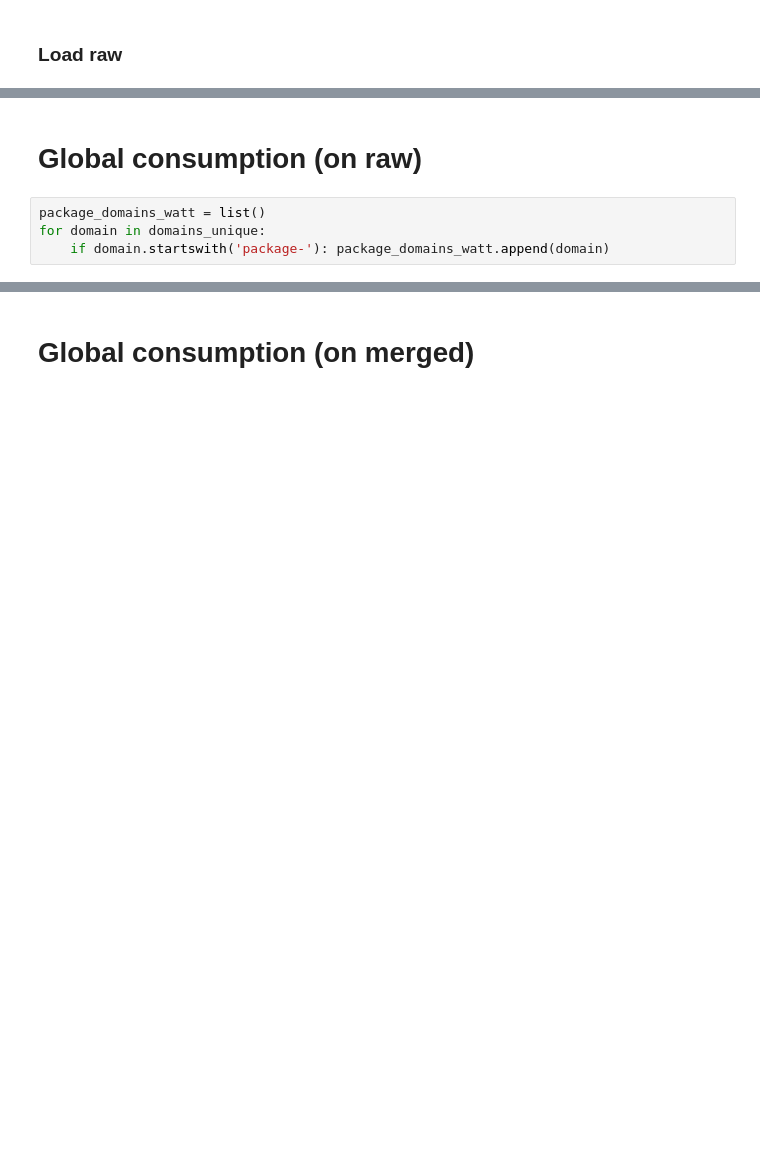
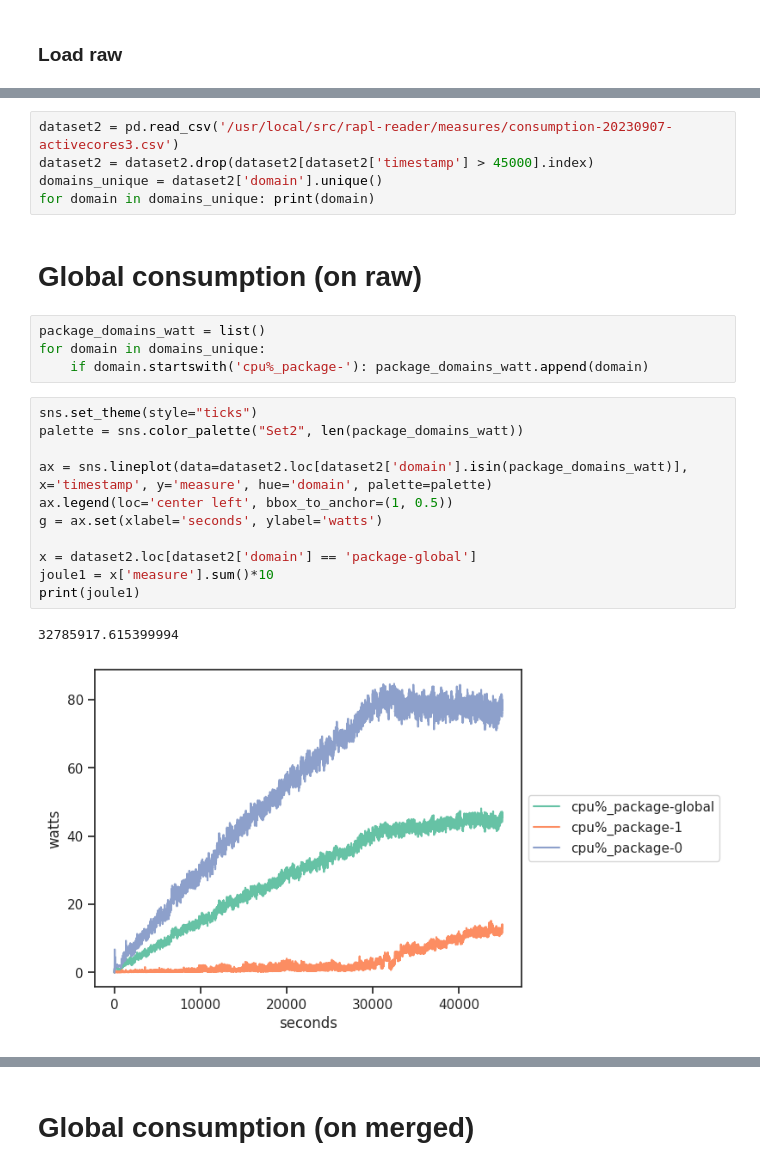
Before and after one commit to jacquetpi/rapl-reader, a Jupyter notebook: investig-consumption.ipynb, the cells around one changed output, grey strips where cells are left out. Cells and saved outputs as stored; diff of their text form; blank space fills up the shorter version.

```diff
--- a/investig-consumption.ipynb
+++ b/investig-consumption.ipynb
@@ -60,9 +68,28 @@ freq_package-0
+# %%
+dataset2 = pd.read_csv('/usr/local/src/rapl-reader/measures/consumption-20230907-activecores3.csv')
+dataset2 = dataset2.drop(dataset2[dataset2['timestamp'] > 45000].index)
+domains_unique = dataset2['domain'].unique()
+for domain in domains_unique: print(domain)
 # %% [markdown]
 # Global consumption (on raw)
 # %%
 package_domains_watt = list()
 for domain in domains_unique:
-    if domain.startswith('package-'): package_domains_watt.append(domain)
+    if domain.startswith('cpu%_package-'): package_domains_watt.append(domain)
+# %%
+sns.set_theme(style="ticks")
+palette = sns.color_palette("Set2", len(package_domains_watt))
+
+ax = sns.lineplot(data=dataset2.loc[dataset2['domain'].isin(package_domains_watt)], x='timestamp', y='measure', hue='domain', palette=palette)
+ax.legend(loc='center left', bbox_to_anchor=(1, 0.5))
+g = ax.set(xlabel='seconds', ylabel='watts')
+
+x = dataset2.loc[dataset2['domain'] == 'package-global']
+joule1 = x['measure'].sum()*10
+print(joule1)
+# %% [output]
+32785917.615399994
+[figure, added]
 # %%
 sns.set_theme(style="ticks")
 palette = sns.color_palette("Set2", len(package_domains_watt))
```
Also changed, not shown: parts of 26 cells of this notebook, 3 other files.
